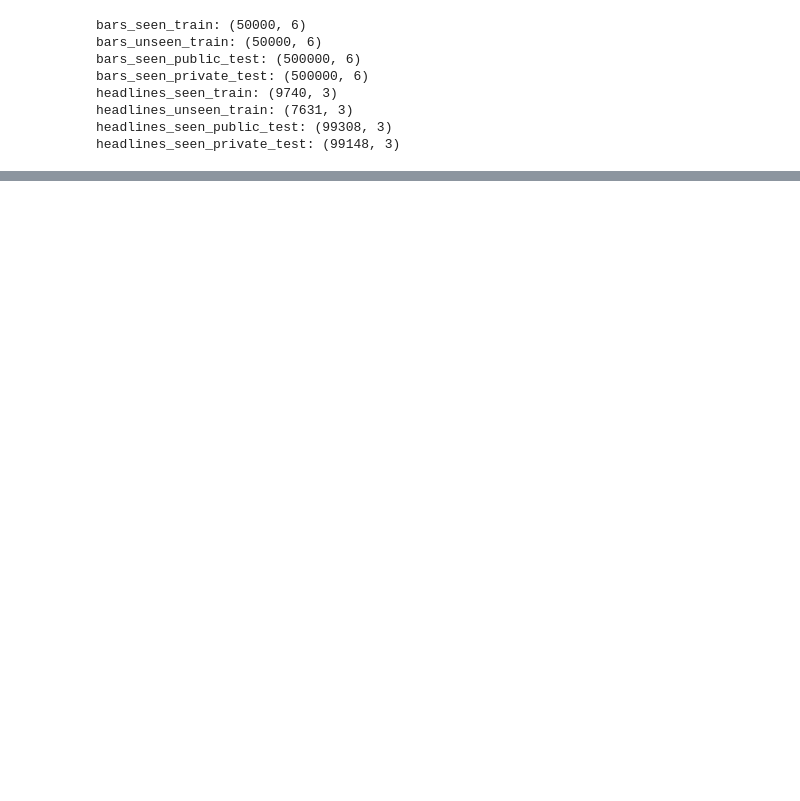
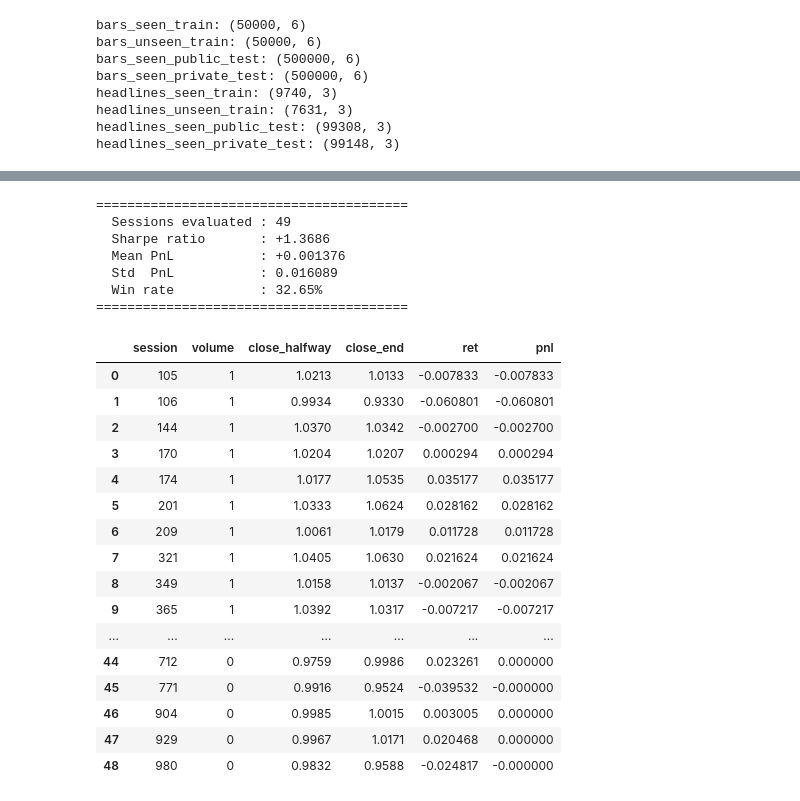
Before and after one commit to Sne4kers/hrt-datathon, a Jupyter notebook: igor/headlines_research.ipynb, the cells around one changed output, grey strips where cells are left out. Saved outputs shown, nothing was run; the diff lists cells and outputs as text; code cells hidden in the pictures; blank space fills up the shorter version.

```diff
--- a/igor/headlines_research.ipynb
+++ b/igor/headlines_research.ipynb
@@ -46,0 +146,48 @@ sentiment.head()
+# %%
+# Look at headlines that contain the word "breakthrough" and flag these sessions
+breakthrough_headlines = headlines_seen_train[headlines_seen_train['headline'].str.contains('robust', case=False)]
+breakthrough_sessions = breakthrough_headlines['session'].unique()
+
+misses_headlines = headlines_seen_train[headlines_seen_train['headline'].str.contains('merger', case=False)]
+misses_sessions = misses_headlines['session'].unique()
+
+trade_decision_breakthrough = pd.DataFrame({
+    "session": [i for i in breakthrough_sessions],
+    "volume": 1,
+})
+
+trade_decision_misses = pd.DataFrame({
+    "session": [i for i in misses_sessions],
+    "volume":0,
+})
+trade_decision = pd.concat([trade_decision_breakthrough, trade_decision_misses], ignore_index=True)
+# for i in range(1000):
+#     if i in breakthrough_sessions:
+#         trade_decision.loc[trade_decision['session'] == i, 'volume'] = 1
+
+backtest(trade_decision)
+# %% [output]
+========================================
+  Sessions evaluated : 49
+  Sharpe ratio       : +1.3686
+  Mean PnL           : +0.001376
+  Std  PnL           : 0.016089
+  Win rate           : 32.65%
+========================================
+|  | session | volume | close_halfway | close_end | ret | pnl |
+| 0 | 105 | 1 | 1.0213 | 1.0133 | -0.007833 | -0.007833 |
+| 1 | 106 | 1 | 0.9934 | 0.9330 | -0.060801 | -0.060801 |
+| 2 | 144 | 1 | 1.0370 | 1.0342 | -0.002700 | -0.002700 |
+| 3 | 170 | 1 | 1.0204 | 1.0207 | 0.000294 | 0.000294 |
+| 4 | 174 | 1 | 1.0177 | 1.0535 | 0.035177 | 0.035177 |
+| 5 | 201 | 1 | 1.0333 | 1.0624 | 0.028162 | 0.028162 |
+| 6 | 209 | 1 | 1.0061 | 1.0179 | 0.011728 | 0.011728 |
+| 7 | 321 | 1 | 1.0405 | 1.0630 | 0.021624 | 0.021624 |
+| 8 | 349 | 1 | 1.0158 | 1.0137 | -0.002067 | -0.002067 |
+| 9 | 365 | 1 | 1.0392 | 1.0317 | -0.007217 | -0.007217 |
+| ... | ... | ... | ... | ... | ... | ... |
+| 44 | 712 | 0 | 0.9759 | 0.9986 | 0.023261 | 0.000000 |
+| 45 | 771 | 0 | 0.9916 | 0.9524 | -0.039532 | -0.000000 |
+| 46 | 904 | 0 | 0.9985 | 1.0015 | 0.003005 | 0.000000 |
+| 47 | 929 | 0 | 0.9967 | 1.0171 | 0.020468 | 0.000000 |
+| 48 | 980 | 0 | 0.9832 | 0.9588 | -0.024817 | -0.000000 |
```
Also changed, not shown: parts of 19 cells of this notebook, 14 other files.
